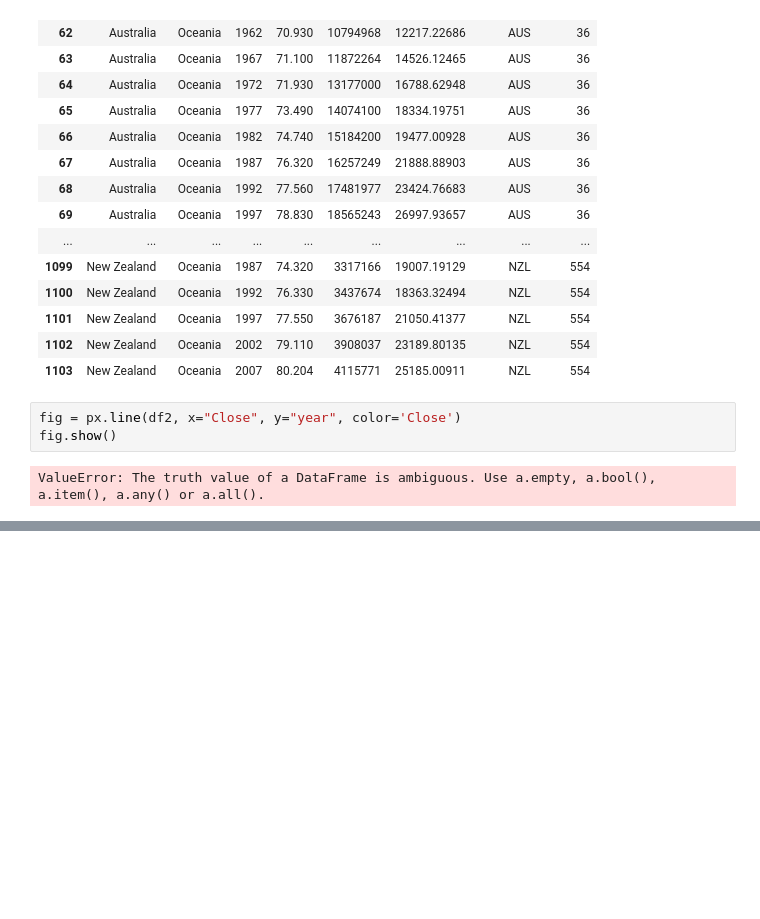
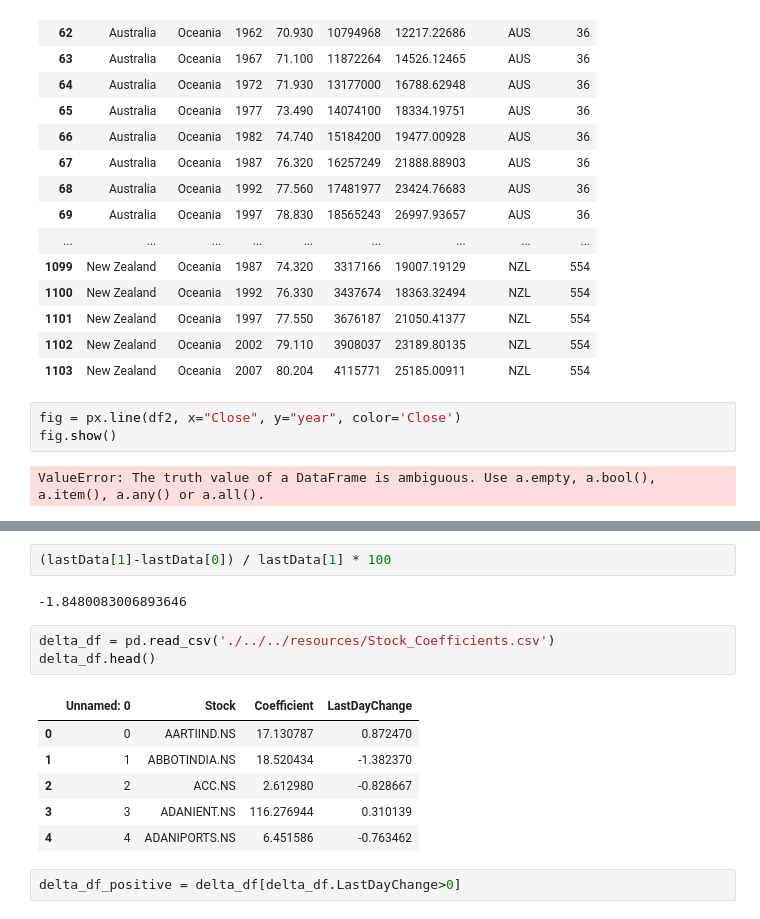
Before and after one commit to arungupta26/stock-recomendation-system, a Jupyter notebook: src/notebooks/linear regression/Linear Regression.ipynb, the cells around one changed output, grey strips where cells are left out. Cells and saved outputs as stored; diff of their text form; blank space fills up the shorter version.

```diff
--- a/src/notebooks/linear regression/Linear Regression.ipynb
+++ b/src/notebooks/linear regression/Linear Regression.ipynb
@@ -441,0 +461,16 @@ ValueError: The truth value of a DataFrame is ambiguous. Use a.empty, a.bool(),
+# %%
+(lastData[1]-lastData[0]) / lastData[1] * 100
+# %% [output]
+-1.8480083006893646
+# %%
+delta_df = pd.read_csv('./../../resources/Stock_Coefficients.csv')
+delta_df.head()
+# %% [output]
+|  | Unnamed: 0 | Stock | Coefficient | LastDayChange |
+| 0 | 0 | AARTIIND.NS | 17.130787 | 0.872470 |
+| 1 | 1 | ABBOTINDIA.NS | 18.520434 | -1.382370 |
+| 2 | 2 | ACC.NS | 2.612980 | -0.828667 |
+| 3 | 3 | ADANIENT.NS | 116.276944 | 0.310139 |
+| 4 | 4 | ADANIPORTS.NS | 6.451586 | -0.763462 |
+# %%
+delta_df_positive = delta_df[delta_df.LastDayChange>0]
```
Also changed, not shown: parts of 5 cells of this notebook, 5 other files.
